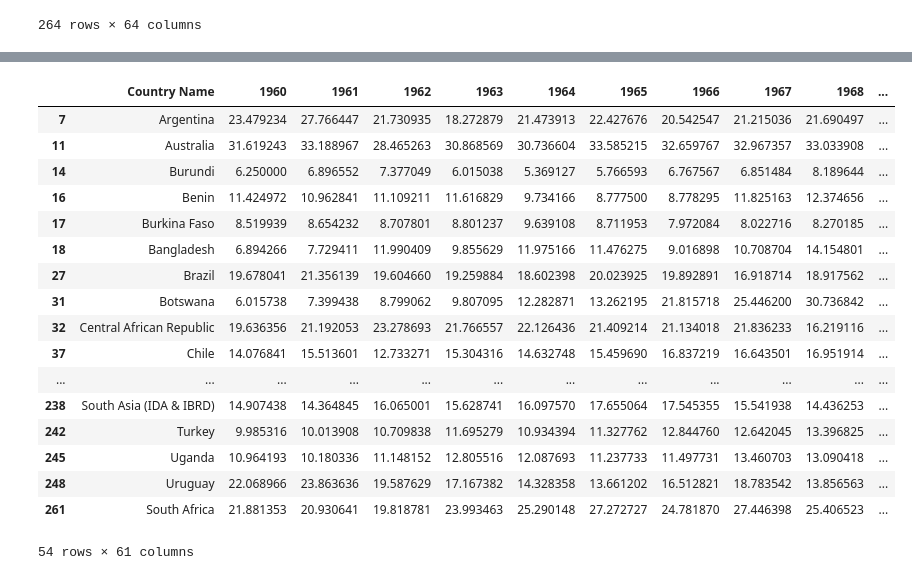
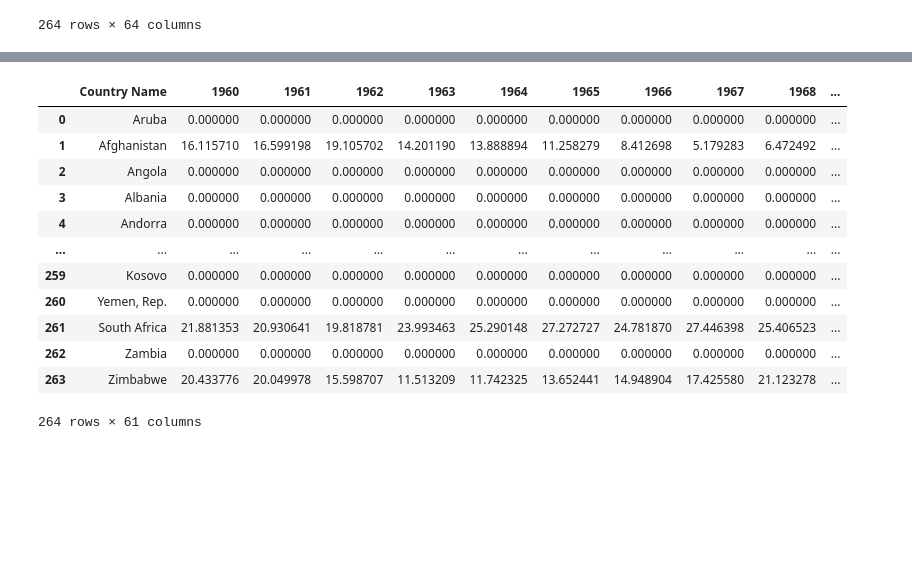
Before and after one commit to minerva-b/Final_Team_Project, a Jupyter notebook: data/clean_data_final/jupyter notebooks/gdp%_ETL_Data.ipynb, the cells around one changed output, grey strips where cells are left out. Cells and saved outputs as stored; diff of their text form; code cells hidden in the pictures; blank space fills up the shorter version.

```diff
--- a/data/clean_data_final/jupyter notebooks/gdp%_ETL_Data.ipynb
+++ b/data/clean_data_final/jupyter notebooks/gdp%_ETL_Data.ipynb
@@ -84,26 +65,21 @@ clean3
 # %%
 #Remove unnecessary columns from dataframe
-clean4 = clean3.drop(columns=['Country Code','Indicator Name','Indicator Code'])
+clean4 = clean2.drop(columns=['Country Code','Indicator Name','Indicator Code'])
 clean4
 # %% [output]
 |  | Country Name | 1960 | 1961 | 1962 | 1963 | 1964 | 1965 | 1966 | 1967 | 1968 | ... |
-| 7 | Argentina | 23.479234 | 27.766447 | 21.730935 | 18.272879 | 21.473913 | 22.427676 | 20.542547 | 21.215036 | 21.690497 | ... |
-| 11 | Australia | 31.619243 | 33.188967 | 28.465263 | 30.868569 | 30.736604 | 33.585215 | 32.659767 | 32.967357 | 33.033908 | ... |
-| 14 | Burundi | 6.250000 | 6.896552 | 7.377049 | 6.015038 | 5.369127 | 5.766593 | 6.767567 | 6.851484 | 8.189644 | ... |
-| 16 | Benin | 11.424972 | 10.962841 | 11.109211 | 11.616829 | 9.734166 | 8.777500 | 8.778295 | 11.825163 | 12.374656 | ... |
-| 17 | Burkina Faso | 8.519939 | 8.654232 | 8.707801 | 8.801237 | 9.639108 | 8.711953 | 7.972084 | 8.022716 | 8.270185 | ... |
-| 18 | Bangladesh | 6.894266 | 7.729411 | 11.990409 | 9.855629 | 11.975166 | 11.476275 | 9.016898 | 10.708704 | 14.154801 | ... |
-| 27 | Brazil | 19.678041 | 21.356139 | 19.604660 | 19.259884 | 18.602398 | 20.023925 | 19.892891 | 16.918714 | 18.917562 | ... |
-| 31 | Botswana | 6.015738 | 7.399438 | 8.799062 | 9.807095 | 12.282871 | 13.262195 | 21.815718 | 25.446200 | 30.736842 | ... |
-| 32 | Central African Republic | 19.636356 | 21.192053 | 23.278693 | 21.766557 | 22.126436 | 21.409214 | 21.134018 | 21.836233 | 16.219116 | ... |
-| 37 | Chile | 14.076841 | 15.513601 | 12.733271 | 15.304316 | 14.632748 | 15.459690 | 16.837219 | 16.643501 | 16.951914 | ... |
+| 0 | Aruba | 0.000000 | 0.000000 | 0.000000 | 0.000000 | 0.000000 | 0.000000 | 0.000000 | 0.000000 | 0.000000 | ... |
+| 1 | Afghanistan | 16.115710 | 16.599198 | 19.105702 | 14.201190 | 13.888894 | 11.258279 | 8.412698 | 5.179283 | 6.472492 | ... |
+| 2 | Angola | 0.000000 | 0.000000 | 0.000000 | 0.000000 | 0.000000 | 0.000000 | 0.000000 | 0.000000 | 0.000000 | ... |
+| 3 | Albania | 0.000000 | 0.000000 | 0.000000 | 0.000000 | 0.000000 | 0.000000 | 0.000000 | 0.000000 | 0.000000 | ... |
+| 4 | Andorra | 0.000000 | 0.000000 | 0.000000 | 0.000000 | 0.000000 | 0.000000 | 0.000000 | 0.000000 | 0.000000 | ... |
 | ... | ... | ... | ... | ... | ... | ... | ... | ... | ... | ... | ... |
-| 238 | South Asia (IDA & IBRD) | 14.907438 | 14.364845 | 16.065001 | 15.628741 | 16.097570 | 17.655064 | 17.545355 | 15.541938 | 14.436253 | ... |
-| 242 | Turkey | 9.985316 | 10.013908 | 10.709838 | 11.695279 | 10.934394 | 11.327762 | 12.844760 | 12.642045 | 13.396825 | ... |
-| 245 | Uganda | 10.964193 | 10.180336 | 11.148152 | 12.805516 | 12.087693 | 11.237733 | 11.497731 | 13.460703 | 13.090418 | ... |
-| 248 | Uruguay | 22.068966 | 23.863636 | 19.587629 | 17.167382 | 14.328358 | 13.661202 | 16.512821 | 18.783542 | 13.856563 | ... |
+| 259 | Kosovo | 0.000000 | 0.000000 | 0.000000 | 0.000000 | 0.000000 | 0.000000 | 0.000000 | 0.000000 | 0.000000 | ... |
+| 260 | Yemen, Rep. | 0.000000 | 0.000000 | 0.000000 | 0.000000 | 0.000000 | 0.000000 | 0.000000 | 0.000000 | 0.000000 | ... |
 | 261 | South Africa | 21.881353 | 20.930641 | 19.818781 | 23.993463 | 25.290148 | 27.272727 | 24.781870 | 27.446398 | 25.406523 | ... |
+| 262 | Zambia | 0.000000 | 0.000000 | 0.000000 | 0.000000 | 0.000000 | 0.000000 | 0.000000 | 0.000000 | 0.000000 | ... |
+| 263 | Zimbabwe | 20.433776 | 20.049978 | 15.598707 | 11.513209 | 11.742325 | 13.652441 | 14.948904 | 17.425580 | 21.123278 | ... |
-54 rows × 61 columns
+264 rows × 61 columns
 # %%
 # Rename columns
 clean5 = clean4.rename(columns = {'Country Name': 'Year'}, inplace = False)
```
Also changed, not shown: parts of 3 cells of this notebook, 3 other files.
